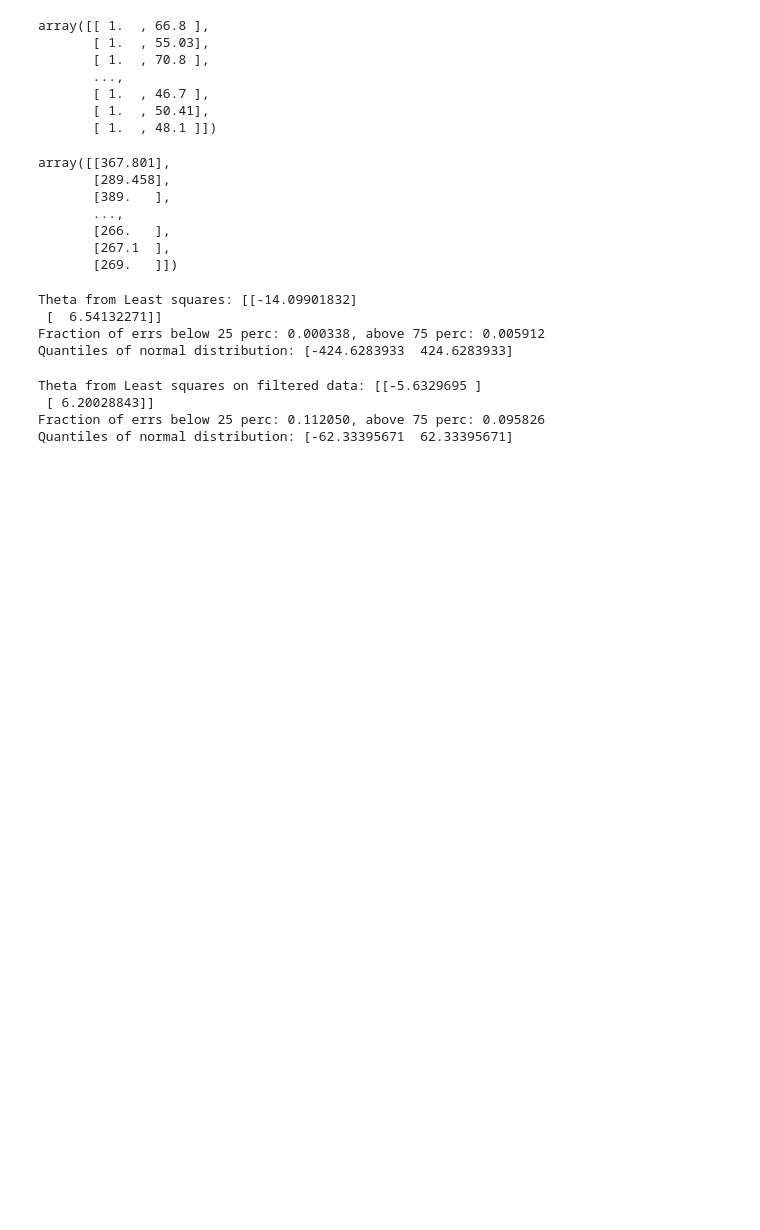
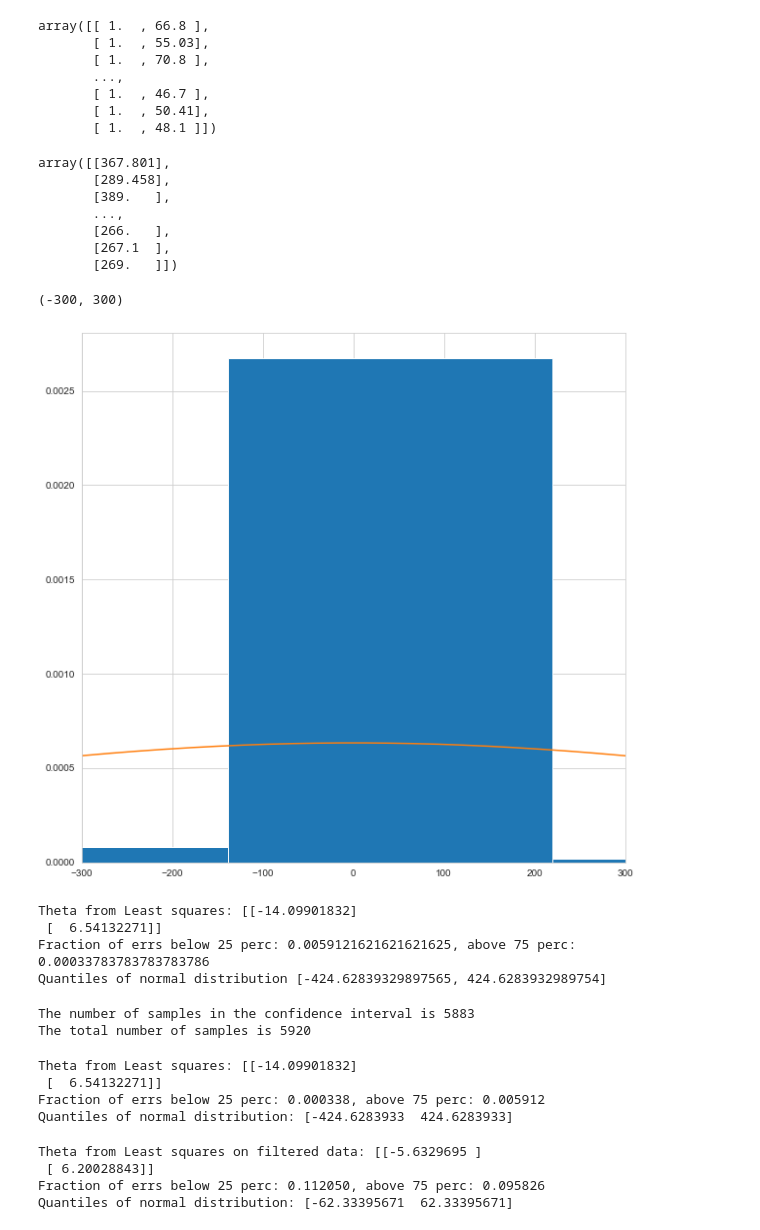
Before and after one commit to M-Grabias/Bayes_classifier, a Jupyter notebook: Assignment2.ipynb, the cells around one changed output. Drawn from its saved outputs; the diff is of its cells as text; code cells hidden in the pictures; blank space fills up the shorter version.

```diff
--- a/Assignment2.ipynb
+++ b/Assignment2.ipynb
@@ -1059,3 +1073,28 @@ array([[367.801],
        [266.   ],
        [267.1  ],
        [269.   ]])
+# %%
+least_squares_data = [X,Y]
+least_squares_theta = poly_fit(least_squares_data, degree = 1., alpha = 0.)
+# %%
+residuals = (X @ least_squares_theta - Y).reshape(-1,1)
+data['residuals'] = residuals
+
+mean,std = sstats.norm.fit(residuals)
+
+quant_25 = sstats.norm.ppf(0.25, loc = mean, scale = std)
+quant_75 = sstats.norm.ppf(0.75, loc = mean, scale = std)
+quants = [quant_25, quant_75]
+# %%
+x = np.linspace(-3000, 3000, 5000)
+
+plt.figure(figsize = (10,10))
+plt.hist(residuals, bins = 100, density = True)
+
+plt.plot(x, sstats.norm.pdf(x, mean, std))
+
+# flat line if xlim is changed
+plt.xlim(-300, 300)
+# %% [output]
+(-300, 300)
+[figure, added]
@@ -1062,3 +1106,20 @@ array([[367.801],
+# %%
+print(f'Theta from Least squares: {least_squares_theta}')
+print(f'Fraction of errs below 25 perc: {ratio_below_25}, above 75 perc: {ratio_above_75}')
+print(f'Quantiles of normal distribution {quants}')
+# %% [output]
+Theta from Least squares: [[-14.09901832]
+ [  6.54132271]]
+Fraction of errs below 25 perc: 0.0059121621621621625, above 75 perc: 0.00033783783783783786
+Quantiles of normal distribution [-424.62839329897565, 424.6283932989754]
+# %%
+samples_in = len(data['residuals'][(data['residuals'] > quant_25) & (data['residuals'] < quant_75)])
+
+print(f'The number of samples in the confidence interval is {samples_in}')
+print(f'The total number of samples is {len(residuals)}')
+# %% [output]
+The number of samples in the confidence interval is 5883
+The total number of samples is 5920
 # %%
 # %% [output]
 Theta from Least squares: [[-14.09901832]
```
Also changed, not shown: parts of 17 cells of this notebook.
